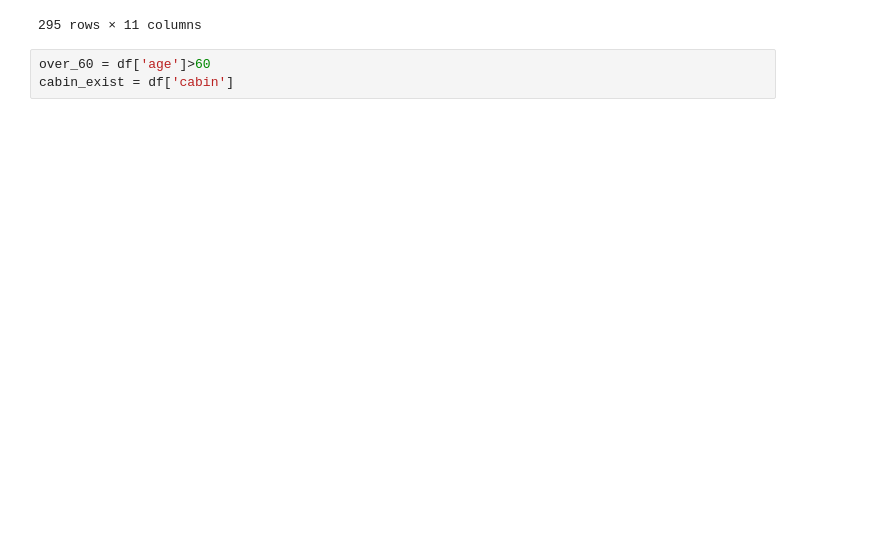
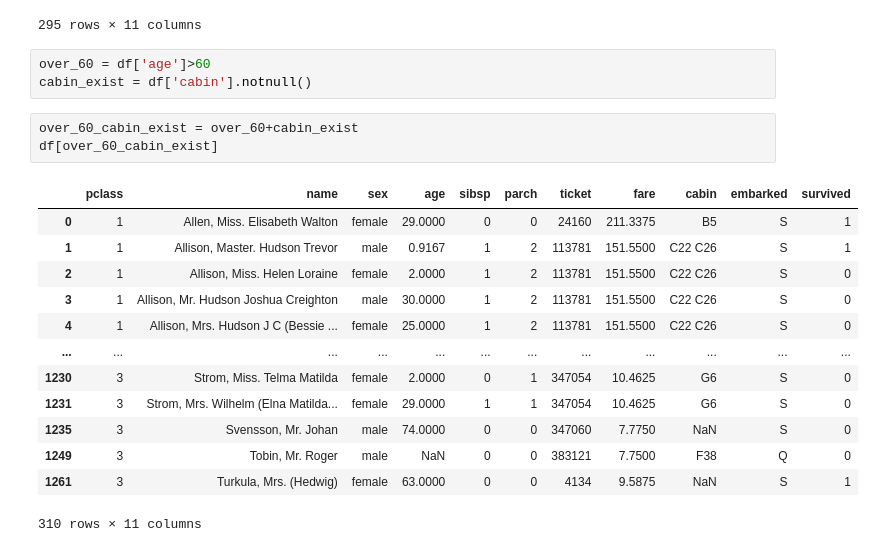
Before and after one commit to espSiyam/Data-Science--Analytics---AI-for-Business---the-Real-World-, a Jupyter notebook: 4.Pandas/2.Dataframe.ipynb, the cells around one changed output. Cells and saved outputs as stored; diff of their text form; blank space fills up the shorter version.

```diff
--- a/4.Pandas/2.Dataframe.ipynb
+++ b/4.Pandas/2.Dataframe.ipynb
@@ -460,4 +460,21 @@ df[df['cabin'].notnull()]
 295 rows × 11 columns
 # %%
 over_60 = df['age']>60
-cabin_exist = df['cabin']
+cabin_exist = df['cabin'].notnull()
+# %%
+over_60_cabin_exist = over_60+cabin_exist
+df[over_60_cabin_exist]
+# %% [output]
+|  | pclass | name | sex | age | sibsp | parch | ticket | fare | cabin | embarked | survived |
+| 0 | 1 | Allen, Miss. Elisabeth Walton | female | 29.0000 | 0 | 0 | 24160 | 211.3375 | B5 | S | 1 |
+| 1 | 1 | Allison, Master. Hudson Trevor | male | 0.9167 | 1 | 2 | 113781 | 151.5500 | C22 C26 | S | 1 |
+| 2 | 1 | Allison, Miss. Helen Loraine | female | 2.0000 | 1 | 2 | 113781 | 151.5500 | C22 C26 | S | 0 |
+| 3 | 1 | Allison, Mr. Hudson Joshua Creighton | male | 30.0000 | 1 | 2 | 113781 | 151.5500 | C22 C26 | S | 0 |
+| 4 | 1 | Allison, Mrs. Hudson J C (Bessie ... | female | 25.0000 | 1 | 2 | 113781 | 151.5500 | C22 C26 | S | 0 |
+| ... | ... | ... | ... | ... | ... | ... | ... | ... | ... | ... | ... |
+| 1230 | 3 | Strom, Miss. Telma Matilda | female | 2.0000 | 0 | 1 | 347054 | 10.4625 | G6 | S | 0 |
+| 1231 | 3 | Strom, Mrs. Wilhelm (Elna Matilda... | female | 29.0000 | 1 | 1 | 347054 | 10.4625 | G6 | S | 0 |
+| 1235 | 3 | Svensson, Mr. Johan | male | 74.0000 | 0 | 0 | 347060 | 7.7750 | NaN | S | 0 |
+| 1249 | 3 | Tobin, Mr. Roger | male | NaN | 0 | 0 | 383121 | 7.7500 | F38 | Q | 0 |
+| 1261 | 3 | Turkula, Mrs. (Hedwig) | female | 63.0000 | 0 | 0 | 4134 | 9.5875 | NaN | S | 1 |
+310 rows × 11 columns
```
Also changed, not shown: parts of 1 cell of this notebook.
